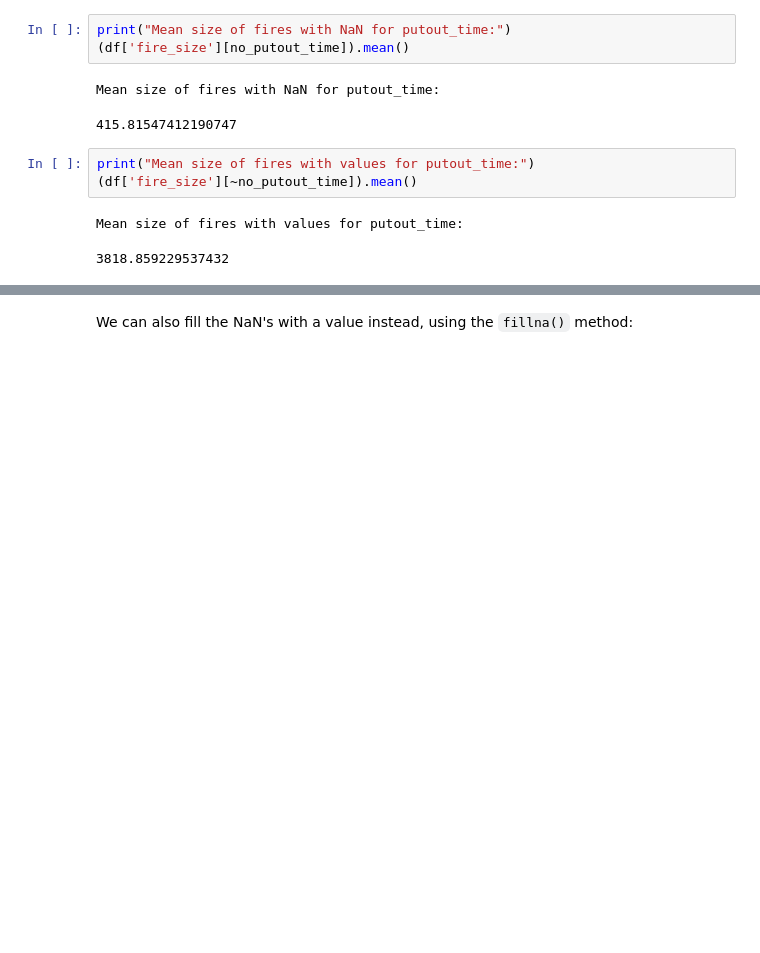
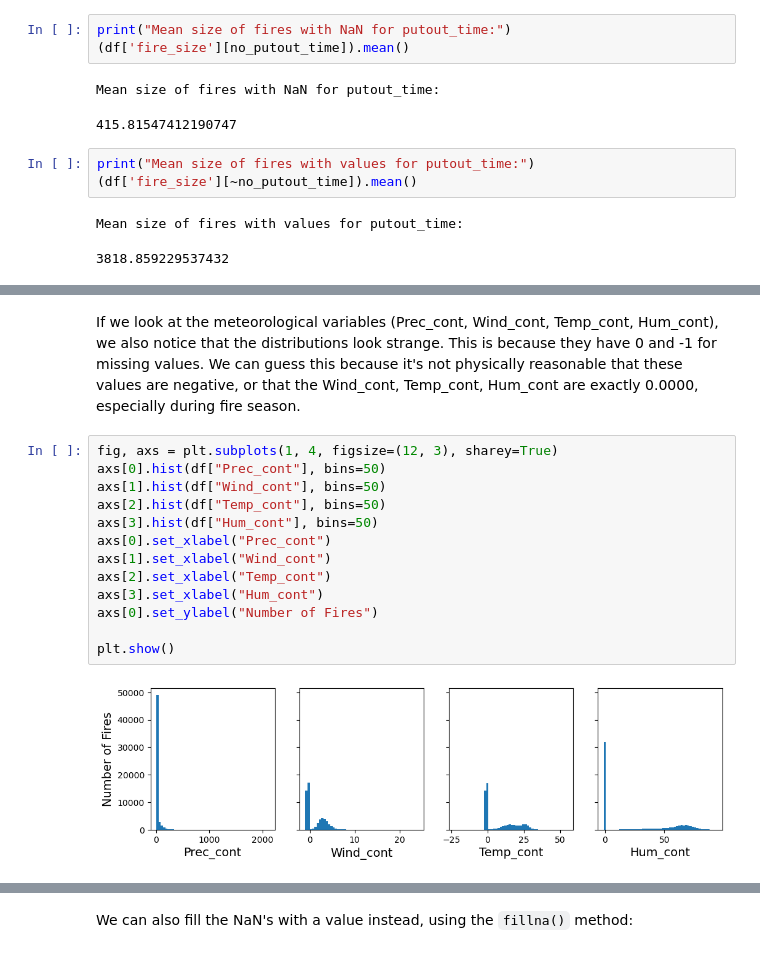
Before and after one commit to kdlamb/ML4Climate2025, a Jupyter notebook: ML4Climate2025/_build/jupyter_execute/lectures_ML/DataPreprocessing/datapreparation.ipynb, the cells around one changed output, grey strips where cells are left out. Saved outputs shown, nothing was run; the diff lists cells and outputs as text; blank space fills up the shorter version.

```diff
--- a/ML4Climate2025/_build/jupyter_execute/lectures_ML/DataPreprocessing/datapreparation.ipynb
+++ b/ML4Climate2025/_build/jupyter_execute/lectures_ML/DataPreprocessing/datapreparation.ipynb
@@ -230,0 +301,17 @@ One very simple way to deal with these missing data is to just drop all of the r
+# %% [markdown]
+If we look at the meteorological variables (Prec_cont, Wind_cont, Temp_cont, Hum_cont), we also notice that the distributions look strange. This is because they have 0 and -1 for missing values. We can guess this because it's not physically reasonable that these values are negative, or that the Wind_cont, Temp_cont, Hum_cont are exactly 0.0000, especially during fire season.
+# %%
+fig, axs = plt.subplots(1, 4, figsize=(12, 3), sharey=True)
+axs[0].hist(df["Prec_cont"], bins=50)
+axs[1].hist(df["Wind_cont"], bins=50)
+axs[2].hist(df["Temp_cont"], bins=50)
+axs[3].hist(df["Hum_cont"], bins=50)
+axs[0].set_xlabel("Prec_cont")
+axs[1].set_xlabel("Wind_cont")
+axs[2].set_xlabel("Temp_cont")
+axs[3].set_xlabel("Hum_cont")
+axs[0].set_ylabel("Number of Fires")
+
+plt.show()
+# %% [output]
+[figure, added]
```
Also changed, not shown: parts of 48 cells of this notebook, 46 other files.
